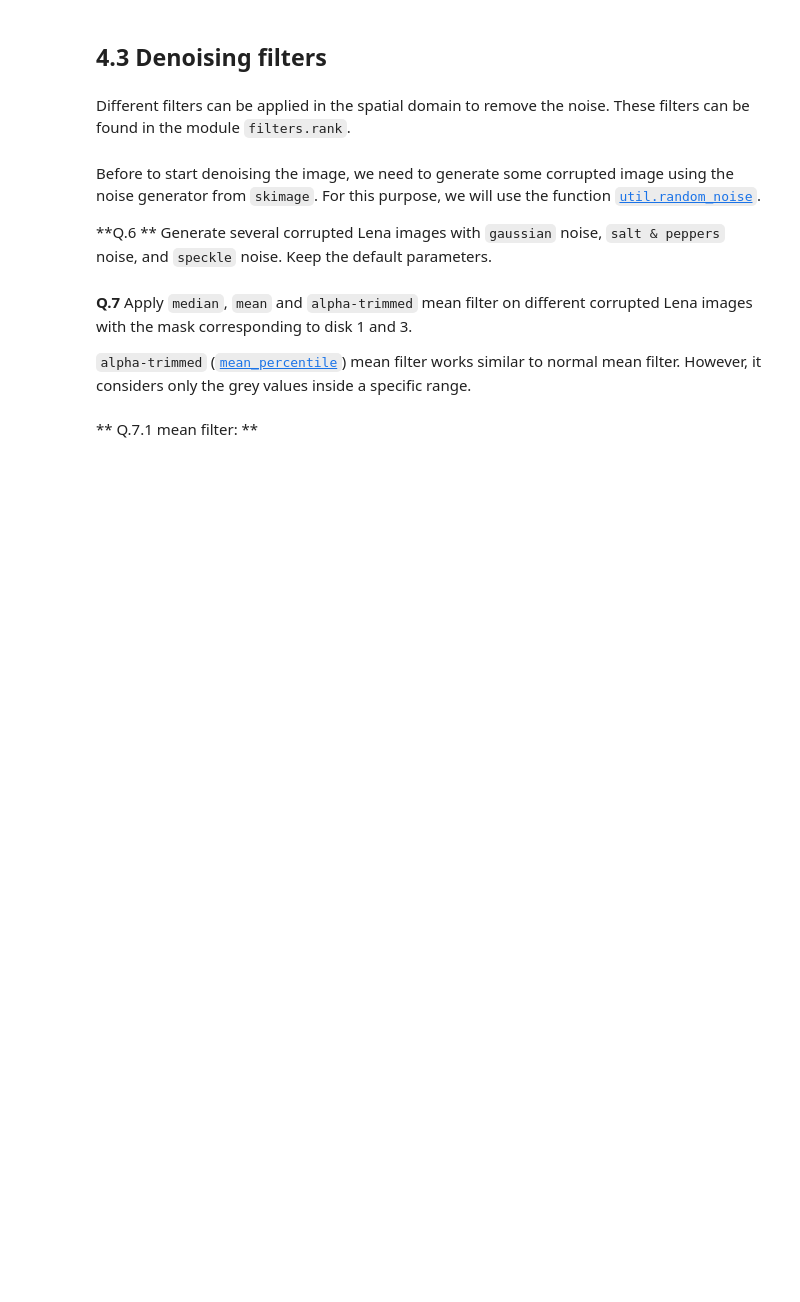
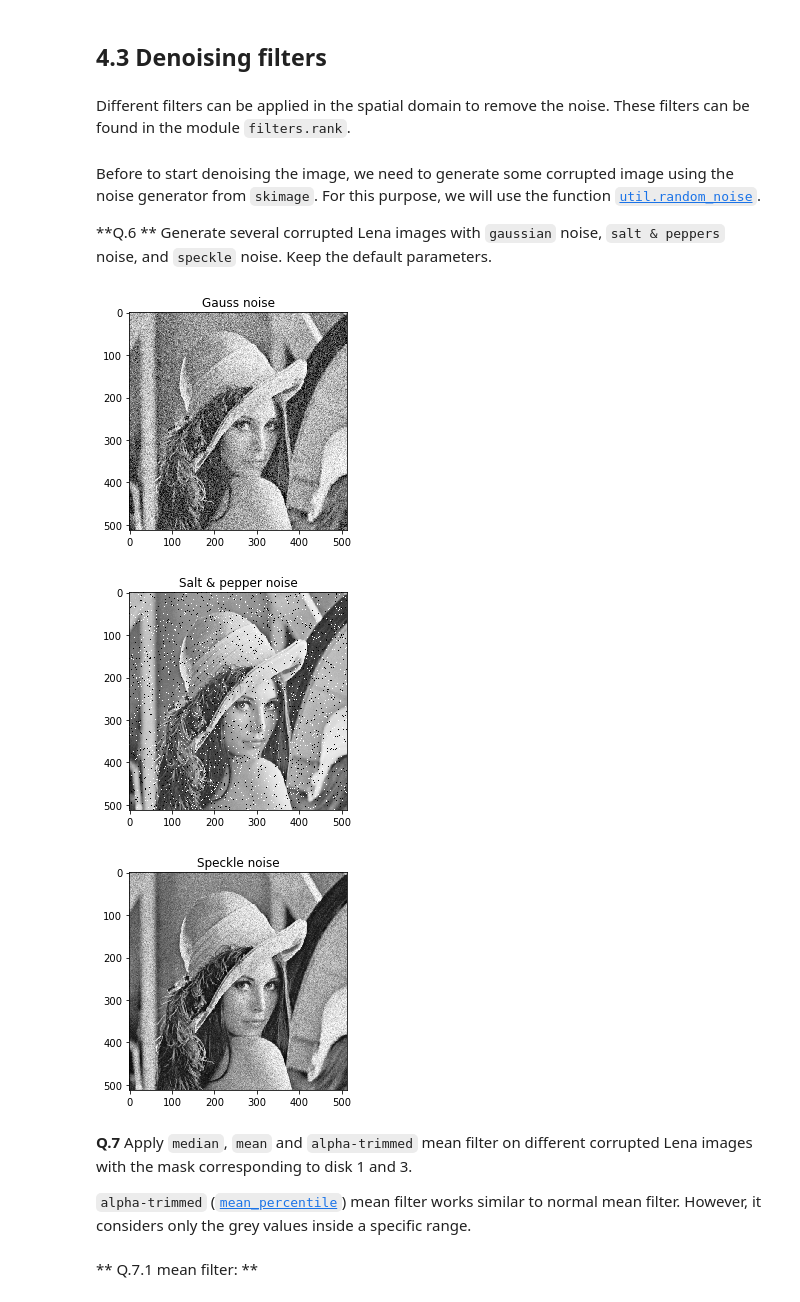
Before and after one commit to OlehKSS/B31XB-IIP-TP-1718, a Jupyter notebook: 4-filter-spatial-domain/4-spatial-filter.ipynb, the cells around one changed output. Saved outputs shown, nothing was run; the diff lists cells and outputs as text; code cells hidden in the pictures; blank space fills up the shorter version.

```diff
--- a/4-filter-spatial-domain/4-spatial-filter.ipynb
+++ b/4-filter-spatial-domain/4-spatial-filter.ipynb
@@ -236,6 +237,29 @@ For this purpose, we will use the function [`util.random_noise`](http://scikit-i
 **Q.6 ** Generate several corrupted Lena images with `gaussian` noise, `salt & peppers` noise, and `speckle` noise. Keep the default parameters.
 # %%
 from skimage import util
+# %%
+noise_lena_gauss = util.random_noise(img_lena, 'gaussian')
+noise_lena_sp = util.random_noise(img_lena, 's&p')
+noise_lena_spl = util.random_noise(img_lena, 'speckle')
+
+noise_lena_imgs = [noise_lena_gauss, noise_lena_sp, noise_lena_spl]
+noise_titles = ['Gauss', 'Salt & pepper', 'Speckle noise']
+
+plt.imshow(noise_lena_gauss, cmap = cm.Greys_r)
+plt.title('Gauss noise')
+plt.show()
+
+plt.imshow(noise_lena_sp, cmap = cm.Greys_r)
+plt.title('Salt & pepper noise')
+plt.show()
+
+plt.imshow(noise_lena_spl, cmap = cm.Greys_r)
+plt.title('Speckle noise')
+plt.show()
+# %% [output]
+[figure, added]
+[figure, added]
+[figure, added]
 # %% [markdown]
 **Q.7** Apply `median`, `mean` and `alpha-trimmed` mean filter on different corrupted Lena images with the mask corresponding to disk 1 and 3.
 
```
Also changed, not shown: parts of 6 cells of this notebook.
